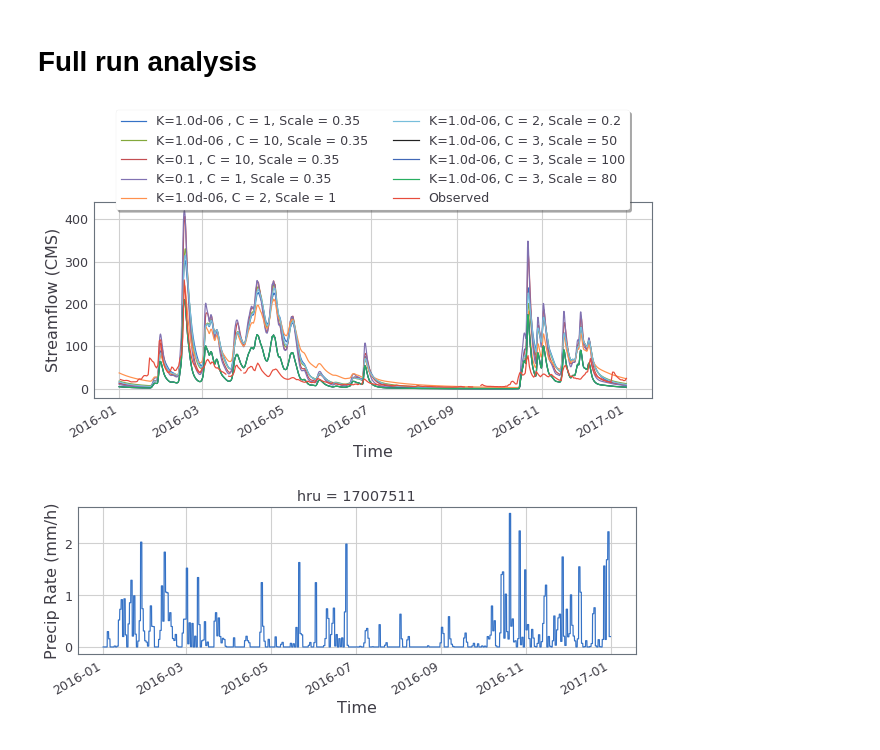
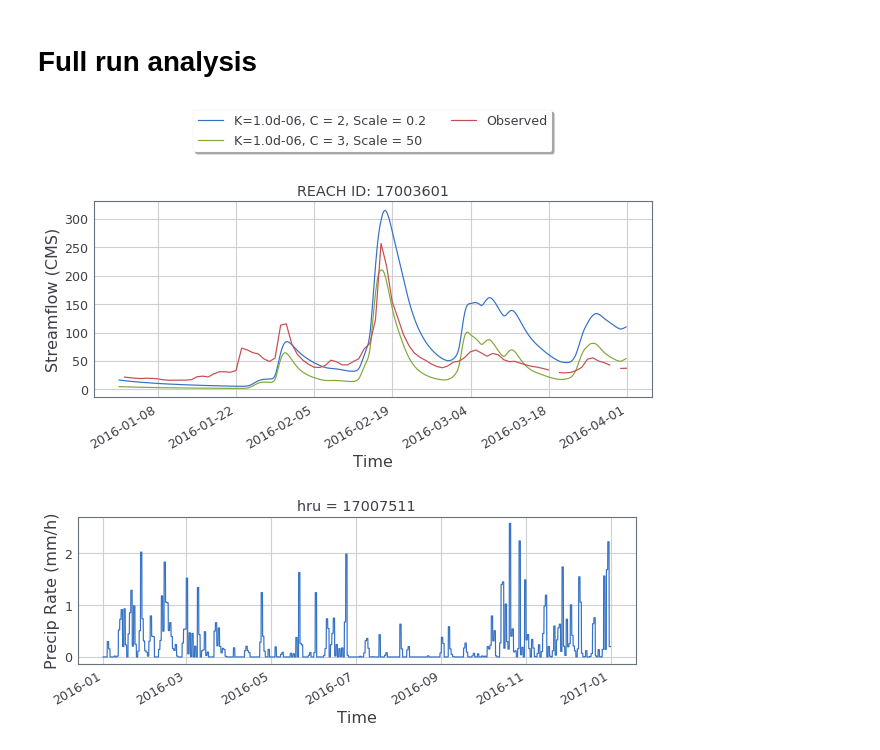
Before and after one commit to hydrofcst/luit, a Jupyter notebook: bigBucktparametersensitivity.ipynb, the cells around one changed output. Drawn from its saved outputs; the diff is of its cells as text; code cells hidden in the pictures.

```diff
--- a/bigBucktparametersensitivity.ipynb
+++ b/bigBucktparametersensitivity.ipynb
@@ -48,32 +48,32 @@ t9 = xr.open_dataset('/glade/p/work/manab/SHARP/PNW_route/output/paramtest9.nc')
 # %%
 #Plotting all parameter tests
 sid = 17003601
 starttime1 = '2016-01-01'
-endtime1 = '2016-12-31'
+endtime1 = '2016-03-31'
 
 #PLOT
 plt.figure(figsize=(10,4))
 
-t1.sel(sSeg = sid)['KWTroutedRunoff'].loc[starttime1:endtime1].plot(label='K=1.0d-06 , C = 1, Scale = 0.35')
-t2.sel(sSeg = sid)['KWTroutedRunoff'].loc[starttime1:endtime1].plot(label='K=1.0d-06 , C = 10, Scale = 0.35')
-t3.sel(sSeg = sid)['KWTroutedRunoff'].loc[starttime1:endtime1].plot(label='K=0.1 , C = 10, Scale = 0.35')
-t4.sel(sSeg = sid)['KWTroutedRunoff'].loc[starttime1:endtime1].plot(label='K=0.1 , C = 1, Scale = 0.35')
-t5.sel(sSeg = sid)['KWTroutedRunoff'].loc[starttime1:endtime1].plot(label='K=1.0d-06, C = 2, Scale = 1')
+#t1.sel(sSeg = sid)['KWTroutedRunoff'].loc[starttime1:endtime1].plot(label='K=1.0d-06 , C = 1, Scale = 0.35')
+#t2.sel(sSeg = sid)['KWTroutedRunoff'].loc[starttime1:endtime1].plot(label='K=1.0d-06 , C = 10, Scale = 0.35')
+#t3.sel(sSeg = sid)['KWTroutedRunoff'].loc[starttime1:endtime1].plot(label='K=0.1 , C = 10, Scale = 0.35')
+#t4.sel(sSeg = sid)['KWTroutedRunoff'].loc[starttime1:endtime1].plot(label='K=0.1 , C = 1, Scale = 0.35')
+#t5.sel(sSeg = sid)['KWTroutedRunoff'].loc[starttime1:endtime1].plot(label='K=1.0d-06, C = 2, Scale = 1')
 t6.sel(sSeg = sid)['KWTroutedRunoff'].loc[starttime1:endtime1].plot(label='K=1.0d-06, C = 2, Scale = 0.2')
 t7.sel(sSeg = sid)['KWTroutedRunoff'].loc[starttime1:endtime1].plot(label='K=1.0d-06, C = 3, Scale = 50')
-t8.sel(sSeg = sid)['KWTroutedRunoff'].loc[starttime1:endtime1].plot(label='K=1.0d-06, C = 3, Scale = 100')
-t9.sel(sSeg = sid)['KWTroutedRunoff'].loc[starttime1:endtime1].plot(label='K=1.0d-06, C = 3, Scale = 80')
+#t8.sel(sSeg = sid)['KWTroutedRunoff'].loc[starttime1:endtime1].plot(label='K=1.0d-06, C = 3, Scale = 100')
+#t9.sel(sSeg = sid)['KWTroutedRunoff'].loc[starttime1:endtime1].plot(label='K=1.0d-06, C = 3, Scale = 80')
 (obs['flow'].loc[starttime1:endtime1]).plot(label='Observed')
 
 
 plt.ylabel('Streamflow (CMS)', fontsize=16)
 plt.xlabel('Time', fontsize=16)
 plt.title('REACH ID: %i' %sid)
 plt.legend(loc='upper center', bbox_to_anchor=(0.5, 1.5), ncol=2, fancybox=True, shadow=True)
-plt.savefig('figures/bigbucktparamsens.png', bbox_inches='tight', dpi=300)
+#plt.savefig('figures/bigbucktparamsens.png', bbox_inches='tight', dpi=300)
 plt.show()
 # %% [output]
-[figure, old version]
+[figure, new version]
 # %%
 #Plot forcing and diagnostic variables
 hid = 17007511
```
Also changed, not shown: 2 other files.
